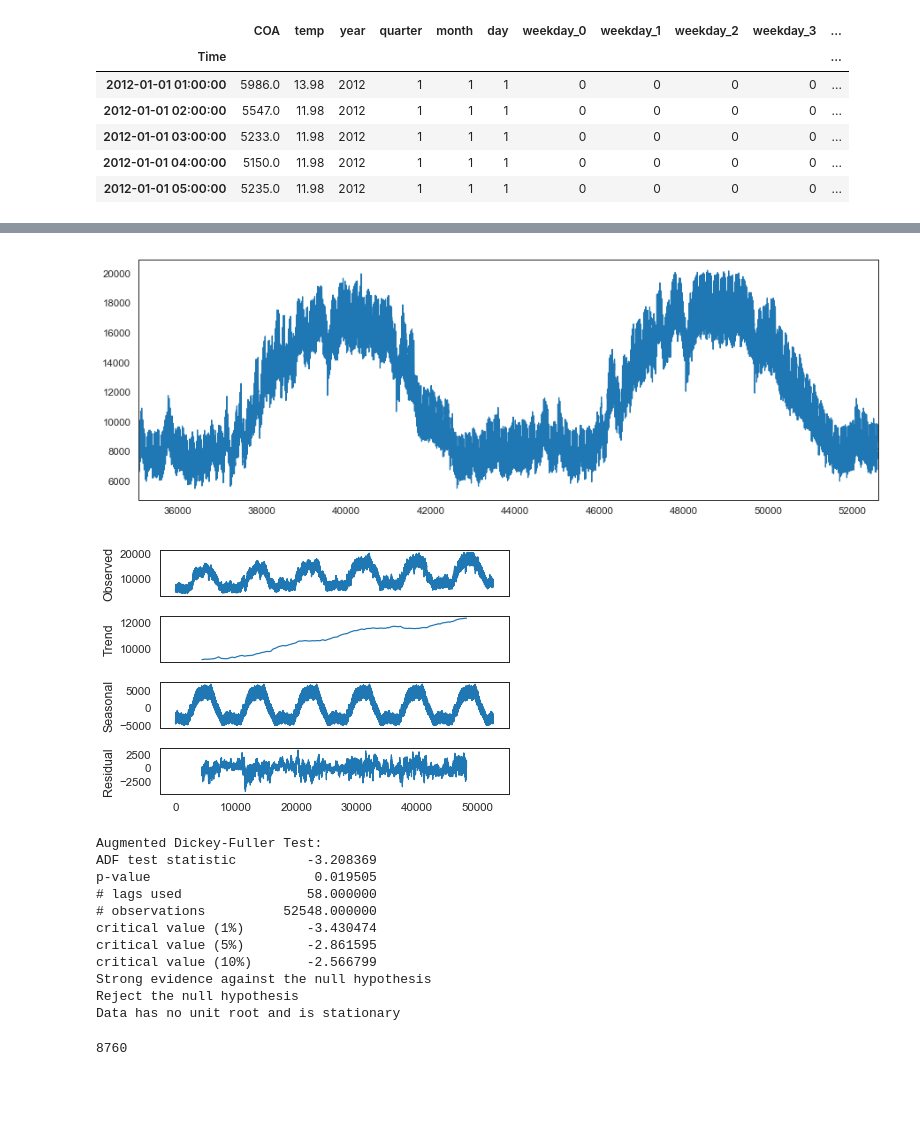
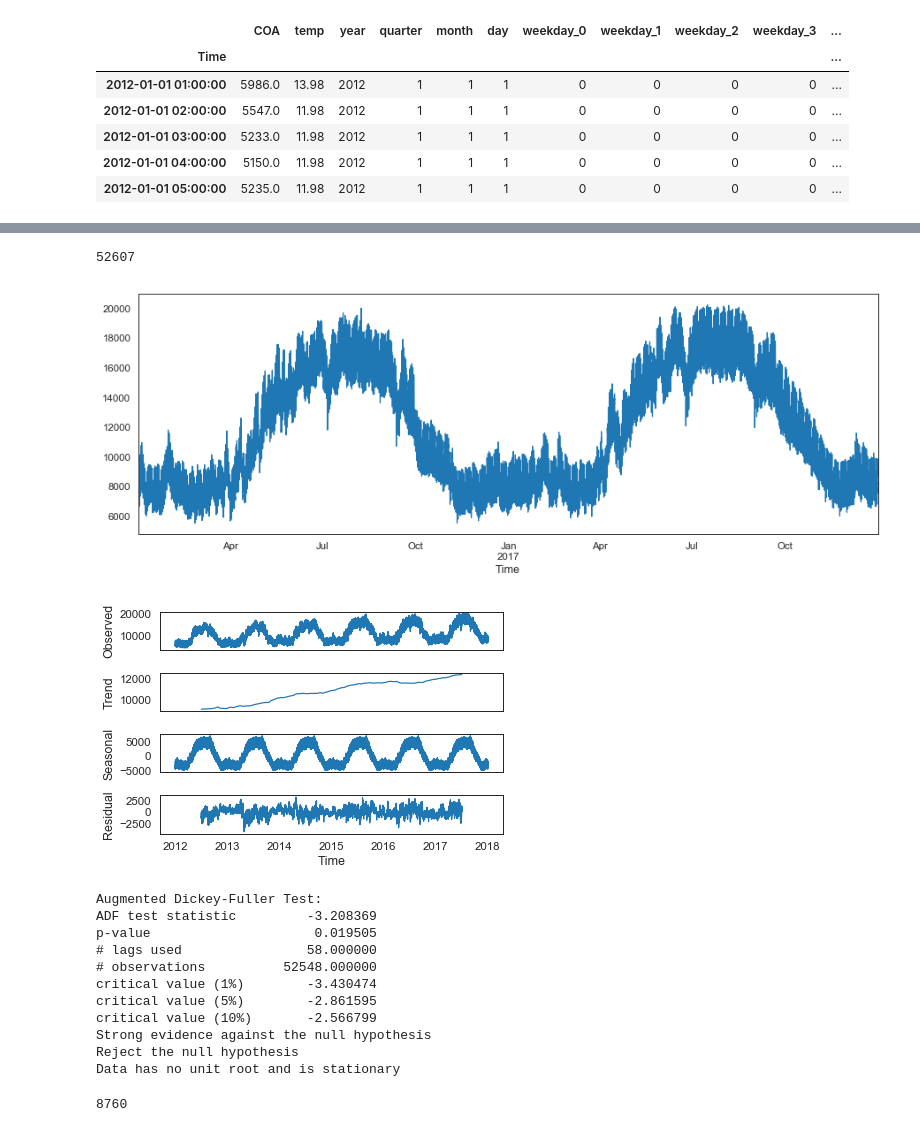
Before and after one commit to IbrahimYahyaHakami/DSI-5-capstone, a Jupyter notebook: code/COA-RNN-hourly.ipynb, the cells around one changed output, grey strips where cells are left out. Cells and saved outputs as stored; diff of their text form; code cells hidden in the pictures; blank space fills up the shorter version.

Commit message:
updated rnn with all models used to predict

```diff
--- a/code/COA-RNN-hourly.ipynb
+++ b/code/COA-RNN-hourly.ipynb
@@ -68 +66,6 @@ len(df_l)
+# %%
+# show length of dataframe
+len(df_l)
+# %% [output]
+52607
 # %%
@@ -69,12 +73,12 @@ len(df_l)
 df_l.index.freq = '1H'
-# %%
-df_l = df_l.reset_index()
 # %%
-df_l[df_l.Time > '2016-01-01 01:00:00'].COA.plot(figsize=(15,5)).autoscale(axis='x',tight=True)
+# plot 2 years of data
+df_l['2016-01-01 01:00:00':].COA.plot(figsize=(15,5)).autoscale(axis='x',tight=True)
 # %% [output]
-[figure, old version]
+[figure, new version]
 # %%
+# seasonal_decompose
 seasonal_decompose(df_l.COA, freq=365*24).plot();
 # %% [output]
-[figure, old version]
+[figure, new version]
 # %%
@@ -103,17 +107,18 @@ def adf_test(series,title=''):
         print("Weak evidence against the null hypothesis")
         print("Fail to reject the null hypothesis")
         print("Data has a unit root and is non-stationary")
-# %%
-adf_test(df_l.COA)
-# %% [output]
-Augmented Dickey-Fuller Test:
-ADF test statistic         -3.208369
-p-value                     0.019505
-# lags used                58.000000
-# observations          52548.000000
-critical value (1%)        -3.430474
-critical value (5%)        -2.861595
-critical value (10%)       -2.566799
-Strong evidence against the null hypothesis
-Reject the null hypothesis
-Data has no unit root and is stationary
+# %%
+# doing Dickey-Fuller Test
+adf_test(df_l.COA)
+# %% [output]
+Augmented Dickey-Fuller Test:
+ADF test statistic         -3.208369
+p-value                     0.019505
+# lags used                58.000000
+# observations          52548.000000
+critical value (1%)        -3.430474
+critical value (5%)        -2.861595
+critical value (10%)       -2.566799
+Strong evidence against the null hypothesis
+Reject the null hypothesis
+Data has no unit root and is stationary
```
Also changed, not shown: parts of 37 cells of this notebook, 7 other files.
